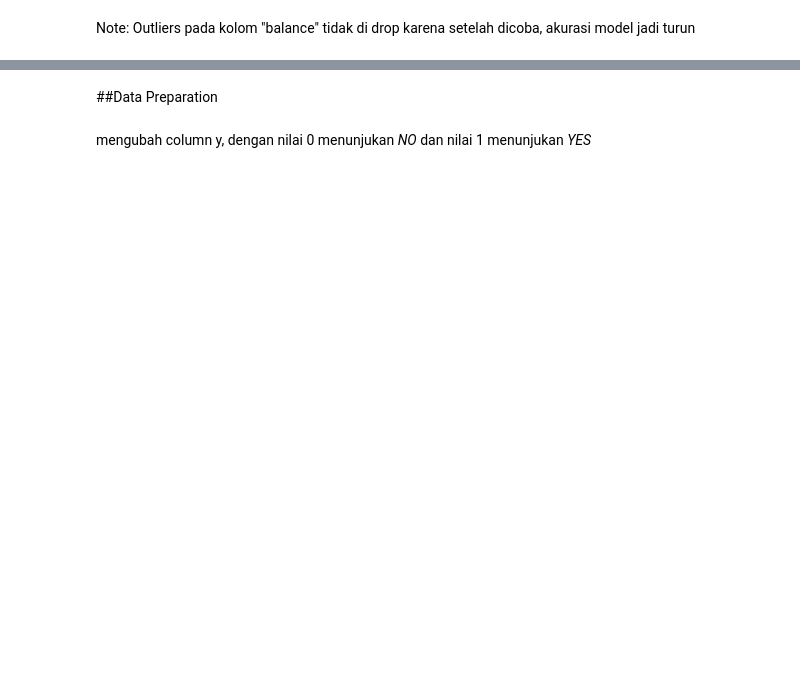
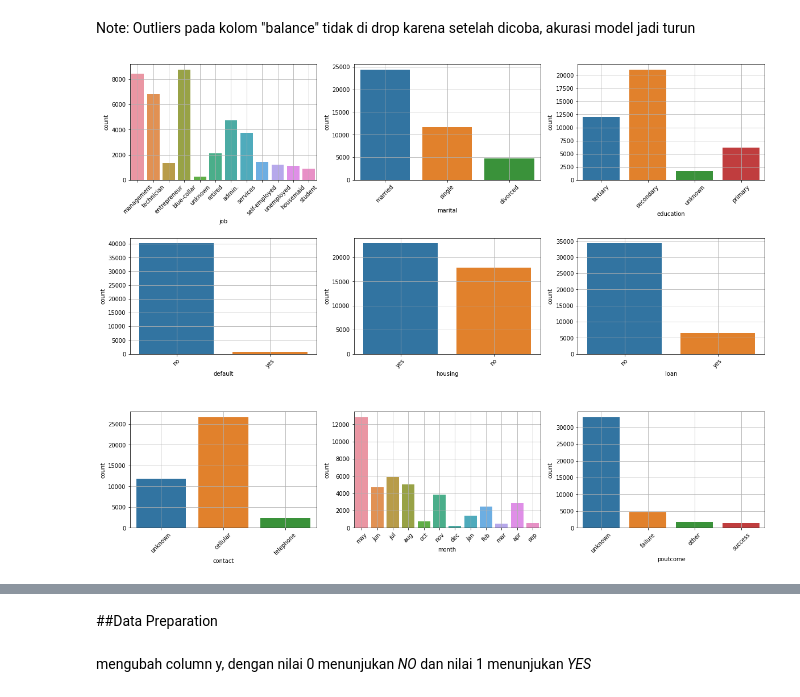
Before and after one commit to andreanstev/Bank_Telemarketing_Analysis, a Jupyter notebook: _Demo_day_Fintech_8.ipynb, the cells around one changed output, grey strips where cells are left out. Cells and saved outputs as stored; diff of their text form; code cells hidden in the pictures; blank space fills up the shorter version.

```diff
--- a/_Demo_day_Fintech_8.ipynb
+++ b/_Demo_day_Fintech_8.ipynb
@@ -225,0 +146,2 @@ cek_no_yes_max.loc[cek_no_yes_max['no'].ge(1.0) &cek_no_yes_max['yes'].ge(1.0)]
+# %%
+dataset_train_analyst = dataset_train.copy()
@@ -225,0 +161,3 @@ cek_no_yes_max.loc[cek_no_yes_max['no'].ge(1.0) &cek_no_yes_max['yes'].ge(1.0)]
+# %%
+category_data = dataset_train_analyst.drop(columns=["y"]).describe(include=[object])
+category_data
@@ -234,3 +178,13 @@ for col in col_clean_outliers:
   dataset_train = dataset_train.query(f'(@Q1 - {scale} * @IQR) <= {col} <= (@Q3 + {scale} * @IQR)')
 # %% [markdown]
 Note: Outliers pada kolom "balance" tidak di drop karena setelah dicoba, akurasi model jadi turun
+# %%
+fig, ax = plt.subplots(3, 3, figsize=(20,15))
+for col,i in zip(category_data.columns, ax.flatten()):
+  g = sns.countplot(x=col, data=dataset_train, ax=i)
+  g.tick_params(axis="x", rotation=45)
+  i.grid(True)
+plt.subplots_adjust(hspace=0.5)
+plt.show()
+# %% [output]
+[figure, added]
```
Also changed, not shown: parts of 66 cells of this notebook.
